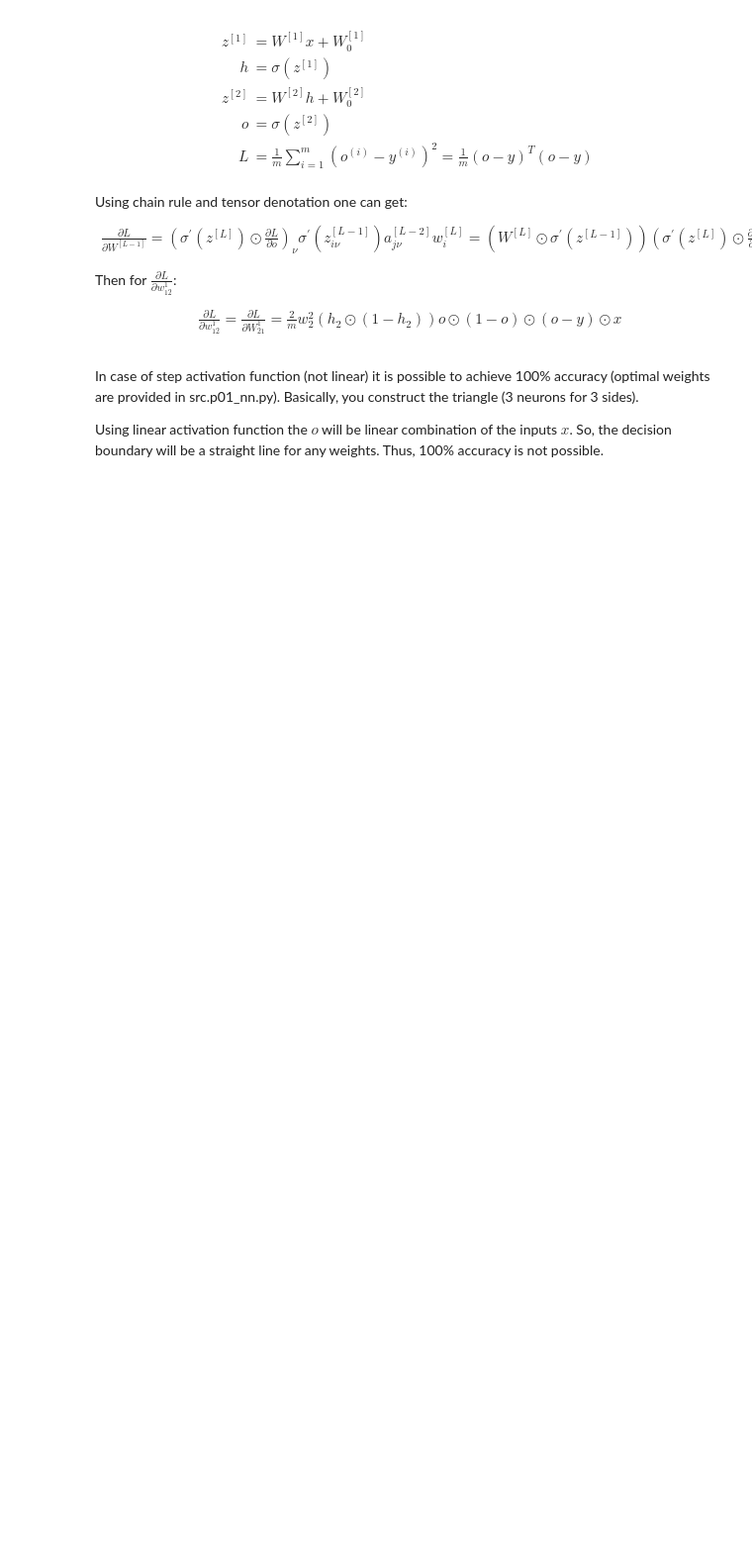
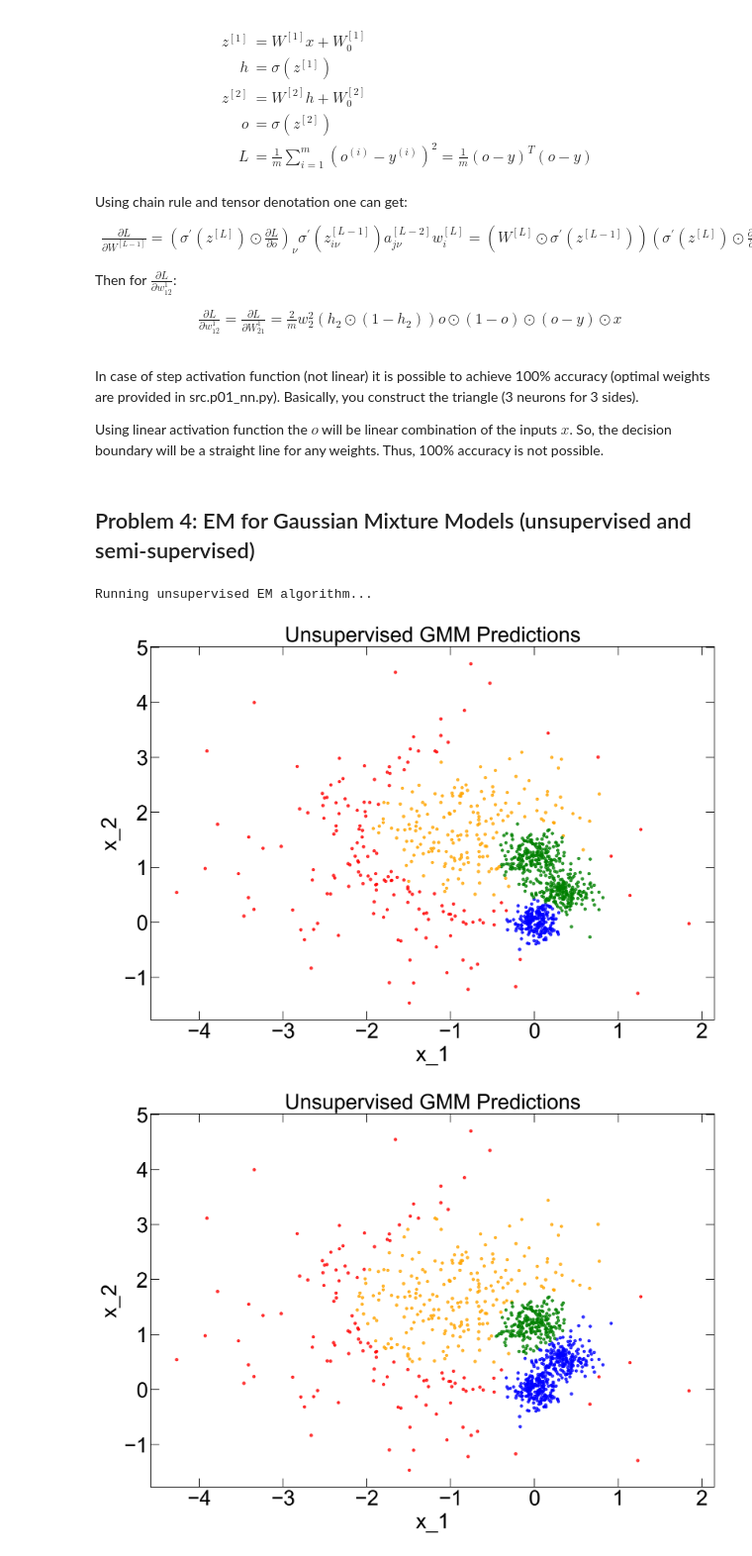
Before and after one commit to dcarabadjac/cs229-2018-autumn, a Jupyter notebook: problem-sets/PS3/PS3_Solution.ipynb, the cells around one changed output. Shown at 99% size. Saved outputs shown, nothing was run; the diff lists cells and outputs as text; code cells hidden in the pictures; blank space fills up the shorter version.

Commit message:
Implemented the solution for PS3-4 for unsupervised case

```diff
--- a/problem-sets/PS3/PS3_Solution.ipynb
+++ b/problem-sets/PS3/PS3_Solution.ipynb
@@ -0,0 +1,14 @@
+# %%
+import os
+import numpy as np
+import src.p04_gmm as p04_gmm
+
+import matplotlib.pyplot as plt
+
+from pythetatools.config_visualisation import t2k_style
+from matplotlib_inline.backend_inline import set_matplotlib_formats
+set_matplotlib_formats('retina')
+plt.style.use(t2k_style)
+
+%load_ext autoreload
+%autoreload 2
@@ -21,3 +37,53 @@ Then for $\frac{\partial L}{\partial w^{1}_{12}}$:
 In case of step activation function (not linear) it is possible to achieve 100% accuracy (optimal weights are provided in src.p01_nn.py). Basically, you construct the triangle (3 neurons for 3 sides).
 
 Using linear activation function the $o$ will be linear combination of the inputs $x$. So, the decision boundary will be a straight line for any weights. Thus, 100% accuracy is not possible.
+# %% [markdown]
+## Problem 4: EM for Gaussian Mixture Models (unsupervised and semi-supervised)
+# %%
+is_semi_supervised = False
+
+print('Running {} EM algorithm...'.format('semi-supervised' if is_semi_supervised else 'unsupervised'))
+
+# Load dataset
+train_path = os.path.join('data', 'ds3_train.csv')
+x, z = p04_gmm.load_gmm_dataset(train_path)
+x_tilde = None
+
+if is_semi_supervised:
+    # Split into labeled and unlabeled examples
+    labeled_idxs = (z != p04_gmm.UNLABELED).squeeze()
+    x_tilde = x[labeled_idxs, :]   # Labeled examples
+    z = z[labeled_idxs, :]         # Corresponding labels
+    x = x[~labeled_idxs, :]        # Unlabeled examples
+
+for trial_num  in range(p04_gmm.NUM_TRIALS):
+    # *** START CODE HERE ***
+    m, n = x.shape
+    shuffled_pos = np.random.permutation(x)
+    parts = np.array_split(shuffled_pos, p04_gmm.K)
+    mu = []
+    sigma = []
+    for j in range(p04_gmm.K):
+        mu.append(np.mean(parts[j], axis=0))
+        sigma.append(np.cov(parts[j].T))
+
+    phi = np.ones(p04_gmm.K)/p04_gmm.K
+    w = np.ones((m, p04_gmm.K))*phi
+    # *** END CODE HERE ***
+
+    if is_semi_supervised:
+        w = run_semi_supervised_em(x, x_tilde, z, w, phi, mu, sigma)
+    else:
+        w = p04_gmm.run_em(x, w, phi, mu, sigma)
+
+    # Plot your predictions
+    z_pred = np.zeros(m)
+    if w is not None:  # Just a placeholder for the starter code
+        for i in range(m):
+            z_pred[i] = np.argmax(w[i])
+
+    p04_gmm.plot_gmm_preds(x, z_pred, is_semi_supervised, plot_id=trial_num)
+# %% [output]
+Running unsupervised EM algorithm...
+[figure, added]
+[figure, added]
```
Also changed, not shown: parts of 2 cells of this notebook, 1 other file.
